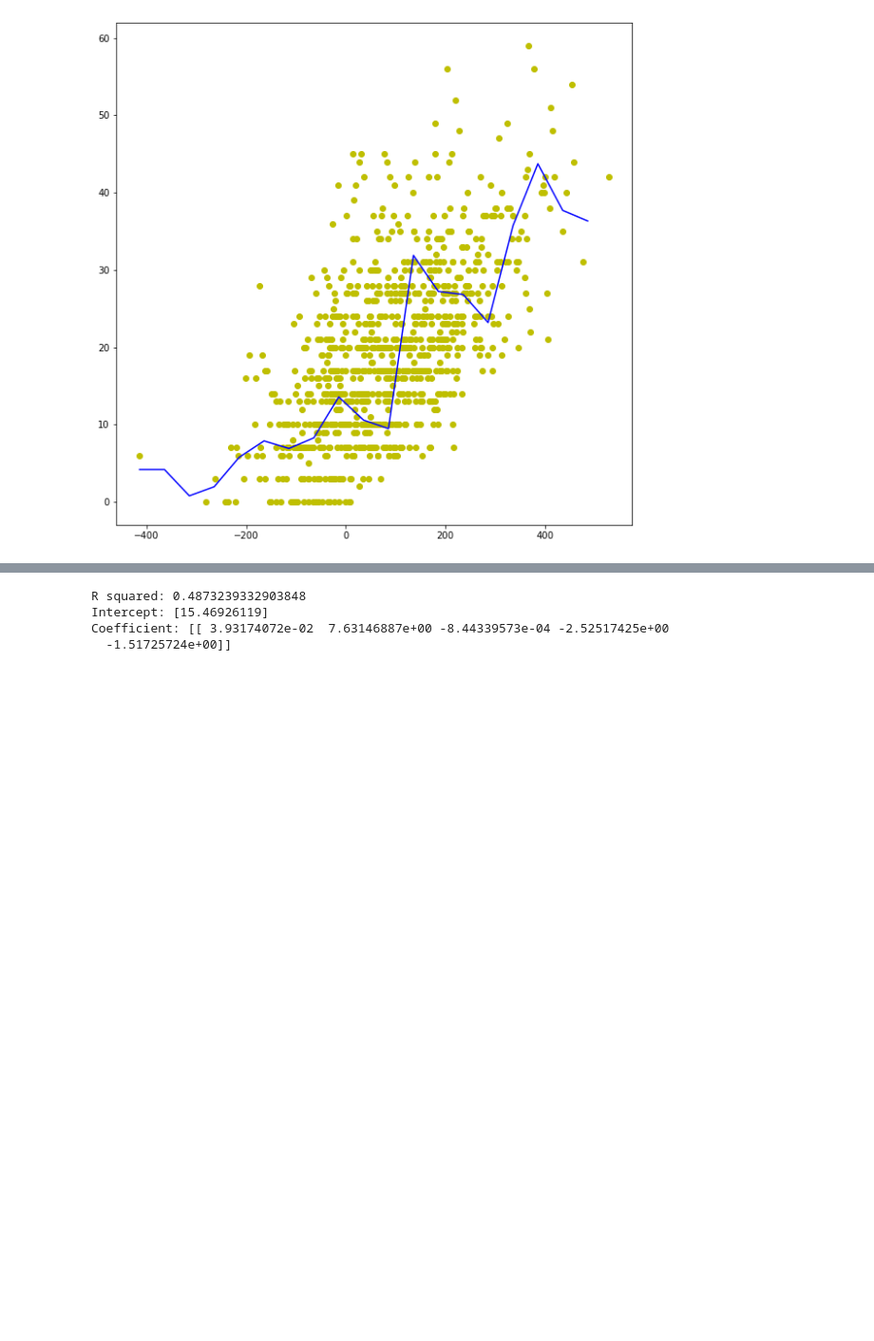
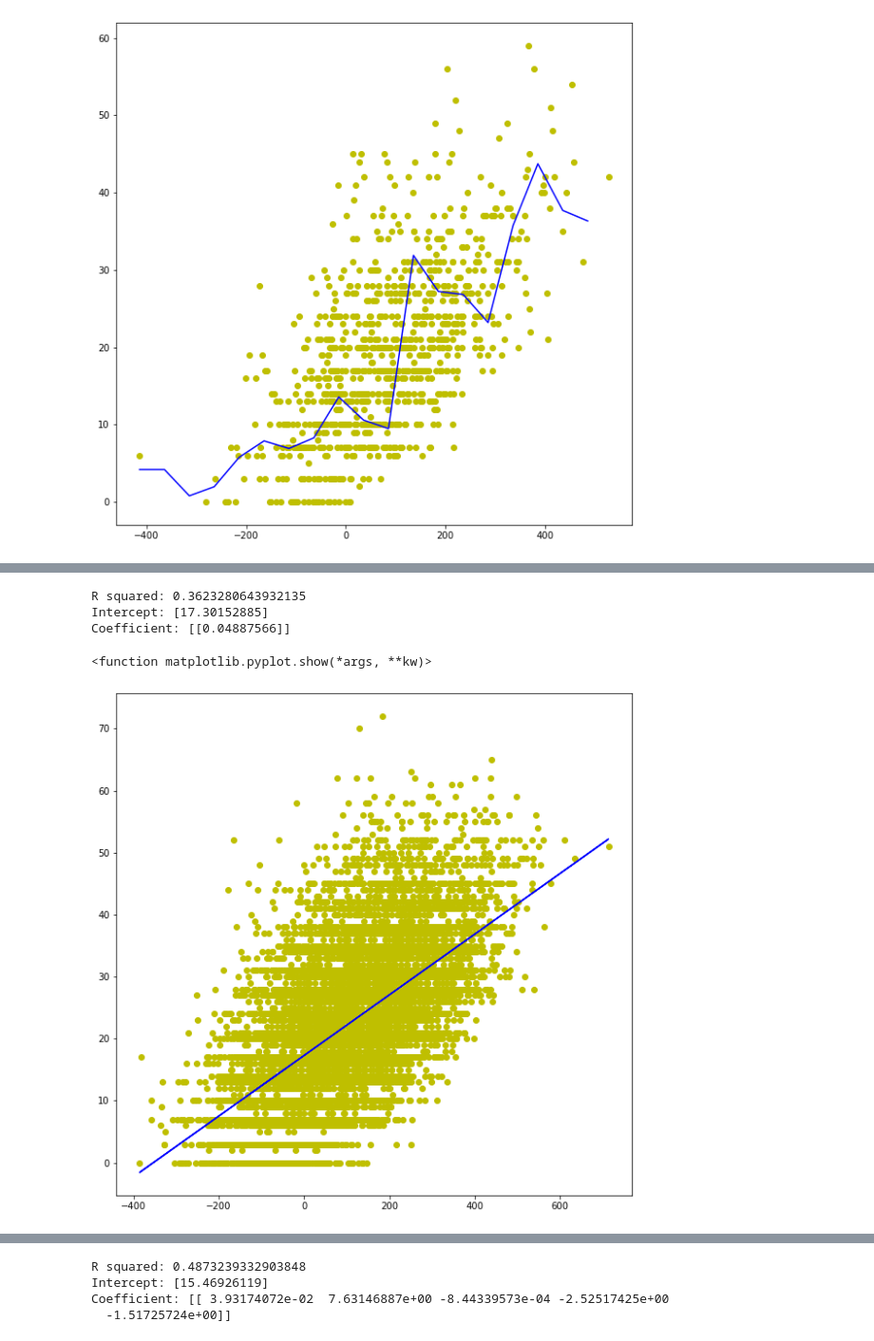
Before and after one commit to anissakhan/731-Project-4-Khan, a Jupyter notebook: Notebooks/731-Project4.ipynb, the cells around one changed output, grey strips where cells are left out. Shown at 95% size. Saved outputs shown, nothing was run; the diff lists cells and outputs as text; code cells hidden in the pictures; blank space fills up the shorter version.

```diff
--- a/Notebooks/731-Project4.ipynb
+++ b/Notebooks/731-Project4.ipynb
@@ -318,0 +403,22 @@ plt.show()
+# %%
+X=np.array(dfAll['qb1_game_value']).reshape(-1,1)
+y=np.array(dfAll['score1']).reshape(-1,1)
+model=linear_model.LinearRegression()
+model.fit(X, y)
+print('R squared:', model.score(X, y)) # R squared
+print('Intercept:', model.intercept_)
+print('Coefficient:', model.coef_)
+# %% [output]
+R squared: 0.3623280643932135
+Intercept: [17.30152885]
+Coefficient: [[0.04887566]]
+# %%
+y_pred = model.predict(X)
+plt.figure(figsize=(10,10))
+plt.scatter(X, y, color='y')
+plt.plot(X, y_pred, color='b')
+
+plt.show
+# %% [output]
+<function matplotlib.pyplot.show(*args, **kw)>
+[figure, added]
```
Also changed, not shown: parts of 44 cells of this notebook, 2 other files.
